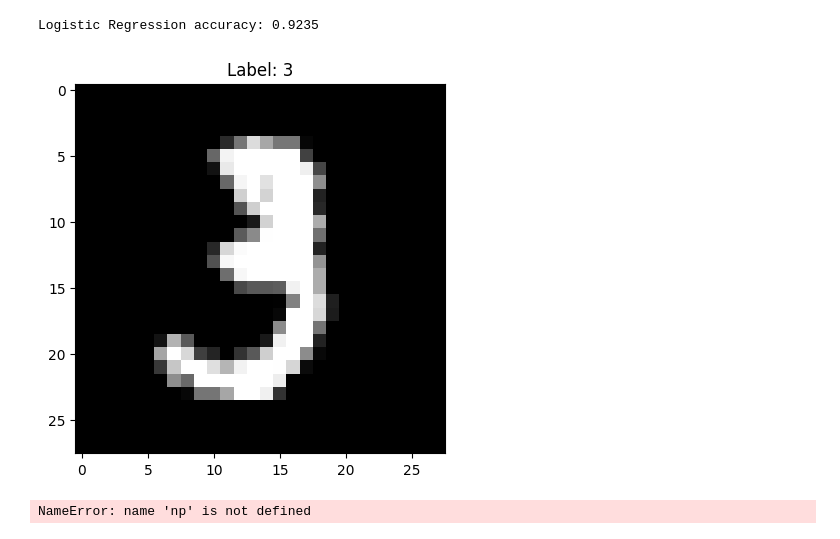
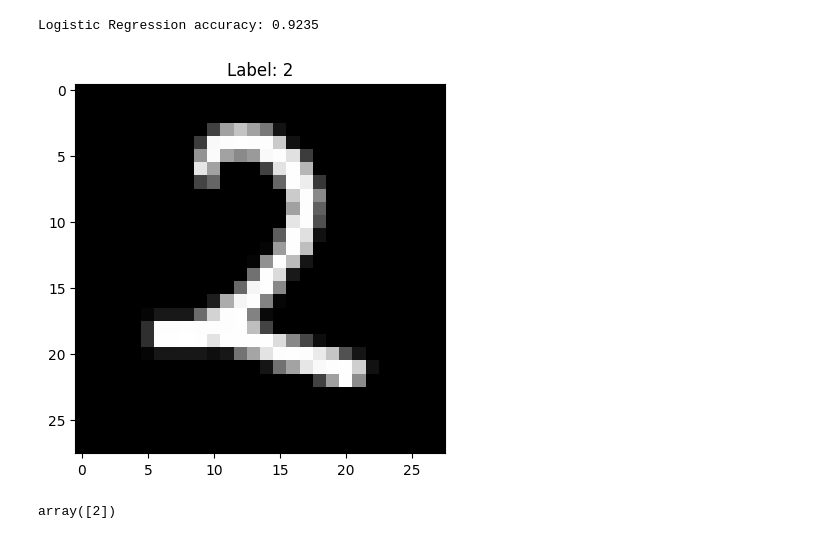
Before and after one commit to ju05/DI-Bootcamp-August, a Jupyter notebook: week5/Week5Day3.ipynb, the cells around one changed output. Cells and saved outputs as stored; diff of their text form; code cells hidden in the pictures.

```diff
--- a/week5/Week5Day3.ipynb
+++ b/week5/Week5Day3.ipynb
@@ -265,12 +323,13 @@ print("Logistic Regression accuracy:", accuracy_score(y_test, y_pred))
 # %% [output]
 Logistic Regression accuracy: 0.9235
 # %%
-plt.imshow(X.iloc[10].to_numpy().reshape(28,28), cmap="gray")
-plt.title(f"Label: {y.iloc[10]}")
+plt.imshow(X_test.iloc[10].to_numpy().reshape(28,28), cmap="gray")
+plt.title(f"Label: {y_test.iloc[10]}")
 plt.show()
 # %% [output]
-[figure, old version]
+[figure, new version]
-# %%
-y_pred = log_reg.predict((X.iloc[10]).reshaspe((724,1)))
-# %% [output]
-NameError: name 'np' is not defined
+# %%
+import numpy as np
+log_reg.predict(np.array(X_test.iloc[10]).reshape((1, 784)))
+# %% [output]
+array([2])
```
Also changed, not shown: parts of 11 cells of this notebook.
